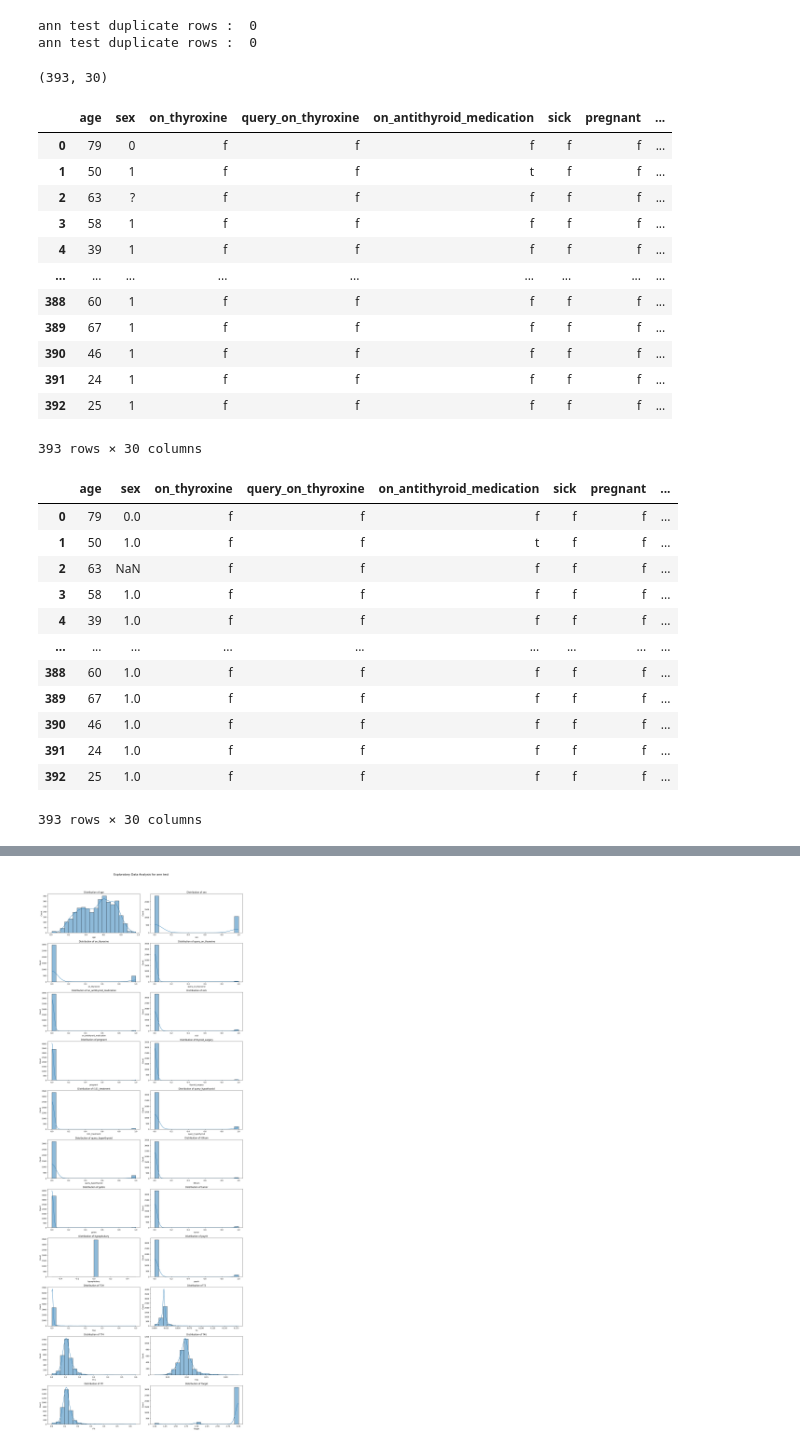
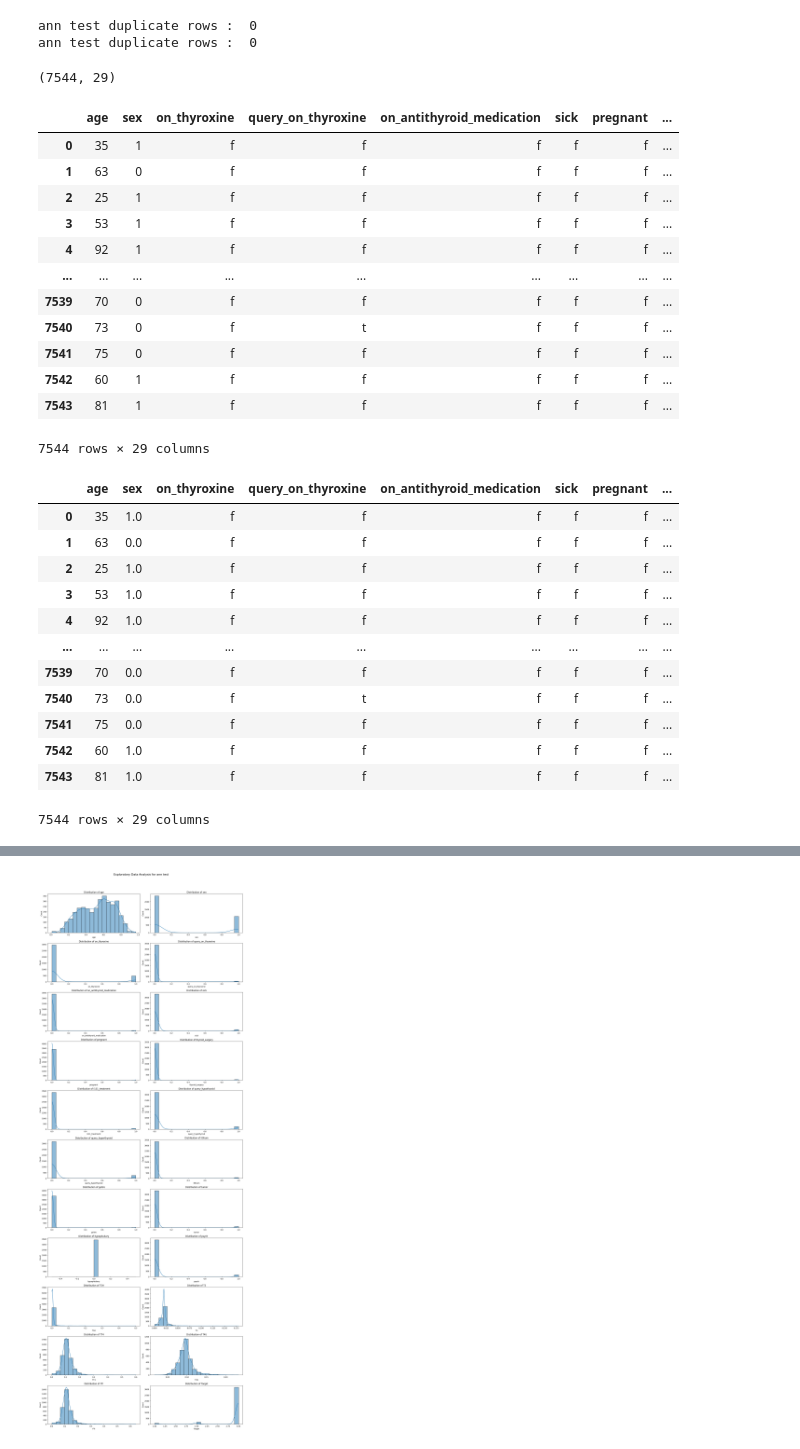
Before and after one commit to aashishops/Thyroid-Performance-Analysis, a Jupyter notebook: src/EDA.ipynb, the cells around one changed output, grey strips where cells are left out. Drawn from its saved outputs; the diff is of its cells as text; code cells hidden in the pictures.

```diff
--- a/src/EDA.ipynb
+++ b/src/EDA.ipynb
@@ -6,7 +6,7 @@ import seaborn as sns
 # %%
 data_path = r"E:\2nd year\Winter project\Thyroid Performance Analysis\Data"
 # %%
-data_path = r"C:\Users\dwija\OneDrive\Thyroid-Performance-Analysis\Data"
+# data_path = r"C:\Users\dwija\OneDrive\Thyroid-Performance-Analysis\Data"
 # %%
 ann_test = pd.read_csv(data_path+r'\anntest.CSV')
 ann_train = pd.read_csv(data_path+r'\anntrain.CSV')
@@ -133,10 +138,5 @@ for df_name, df in data.items():
 # %%
-def notCorrect_TargetFilter(df,correct_Target,target):
-    df = df[df.Target.isin(correct_Target)]
-    df.replace(correct_Target,target,inplace = True)
-    return df
-
-hyper_test = notCorrect_TargetFilter(hyper_test,["hyperthyroid","T3_toxic","goitre","secondary_toxic"],"hyperthyroid")
-hyper_train = notCorrect_TargetFilter(hyper_train,["hyperthyroid","T3_toxic","goitre","secondary_toxic"],"hyperthyroid")
-hypo_test = notCorrect_TargetFilter(hypo_test,["hypothyroid", "primary_hypothyroid", "compensated_hypothyroid", "secondary_hypothyroid"],"hypothyroid")
-hypo_train = notCorrect_TargetFilter(hypo_train,["hypothyroid", "primary_hypothyroid", "compensated_hypothyroid", "secondary_hypothyroid"],"hypothyroid")
+hyper_test['Target'] = hyper_test['Target'].replace(["hyperthyroid", "T3_toxic", "goitre", "secondary_toxic"], "hyperthyroid")
+hyper_train['Target'] = hyper_train['Target'].replace(["hyperthyroid", "T3_toxic", "goitre", "secondary_toxic"], "hyperthyroid")
+hypo_test['Target'] = hypo_test['Target'].replace(["hypothyroid", "primary_hypothyroid", "compensated_hypothyroid", "secondary_hypothyroid"],"hypothyroid")
+hypo_train['Target'] = hypo_train['Target'].replace(["hypothyroid", "primary_hypothyroid", "compensated_hypothyroid", "secondary_hypothyroid"],"hypothyroid")
@@ -151,39 +144,39 @@ hypo_hyper_data = {
 Dataset = pd.concat([hyper_test,hyper_train,hypo_test,hypo_train], ignore_index = True)
 display(Dataset.shape)
 # %% [output]
-(393, 30)
+(7544, 29)
 # %%
 Dataset['sex'] = Dataset['sex'].replace({'M': 0, 'F': 1})
-display(Dataset)
+Dataset
 # %% [output]
 |  | age | sex | on_thyroxine | query_on_thyroxine | on_antithyroid_medication | sick | pregnant | ... |
-| 0 | 79 | 0 | f | f | f | f | f | ... |
-| 1 | 50 | 1 | f | f | t | f | f | ... |
-| 2 | 63 | ? | f | f | f | f | f | ... |
-| 3 | 58 | 1 | f | f | f | f | f | ... |
-| 4 | 39 | 1 | f | f | f | f | f | ... |
+| 0 | 35 | 1 | f | f | f | f | f | ... |
+| 1 | 63 | 0 | f | f | f | f | f | ... |
+| 2 | 25 | 1 | f | f | f | f | f | ... |
+| 3 | 53 | 1 | f | f | f | f | f | ... |
+| 4 | 92 | 1 | f | f | f | f | f | ... |
 | ... | ... | ... | ... | ... | ... | ... | ... | ... |
-| 388 | 60 | 1 | f | f | f | f | f | ... |
-| 389 | 67 | 1 | f | f | f | f | f | ... |
-| 390 | 46 | 1 | f | f | f | f | f | ... |
-| 391 | 24 | 1 | f | f | f | f | f | ... |
-| 392 | 25 | 1 | f | f | f | f | f | ... |
+| 7539 | 70 | 0 | f | f | f | f | f | ... |
+| 7540 | 73 | 0 | f | t | f | f | f | ... |
+| 7541 | 75 | 0 | f | f | f | f | f | ... |
+| 7542 | 60 | 1 | f | f | f | f | f | ... |
+| 7543 | 81 | 1 | f | f | f | f | f | ... |
-393 rows × 30 columns
+7544 rows × 29 columns
 # %%
 Dataset.replace('?', np.nan, inplace=True)
-display(Dataset)
+Dataset
 # %% [output]
 |  | age | sex | on_thyroxine | query_on_thyroxine | on_antithyroid_medication | sick | pregnant | ... |
-| 0 | 79 | 0.0 | f | f | f | f | f | ... |
-| 1 | 50 | 1.0 | f | f | t | f | f | ... |
-| 2 | 63 | NaN | f | f | f | f | f | ... |
-| 3 | 58 | 1.0 | f | f | f | f | f | ... |
-| 4 | 39 | 1.0 | f | f | f | f | f | ... |
+| 0 | 35 | 1.0 | f | f | f | f | f | ... |
+| 1 | 63 | 0.0 | f | f | f | f | f | ... |
+| 2 | 25 | 1.0 | f | f | f | f | f | ... |
+| 3 | 53 | 1.0 | f | f | f | f | f | ... |
+| 4 | 92 | 1.0 | f | f | f | f | f | ... |
 | ... | ... | ... | ... | ... | ... | ... | ... | ... |
-| 388 | 60 | 1.0 | f | f | f | f | f | ... |
-| 389 | 67 | 1.0 | f | f | f | f | f | ... |
-| 390 | 46 | 1.0 | f | f | f | f | f | ... |
-| 391 | 24 | 1.0 | f | f | f | f | f | ... |
-| 392 | 25 | 1.0 | f | f | f | f | f | ... |
+| 7539 | 70 | 0.0 | f | f | f | f | f | ... |
+| 7540 | 73 | 0.0 | f | t | f | f | f | ... |
+| 7541 | 75 | 0.0 | f | f | f | f | f | ... |
+| 7542 | 60 | 1.0 | f | f | f | f | f | ... |
+| 7543 | 81 | 1.0 | f | f | f | f | f | ... |
-393 rows × 30 columns
+7544 rows × 29 columns
 # %%
```
Also changed, not shown: parts of 17 cells of this notebook, 1 other file.
